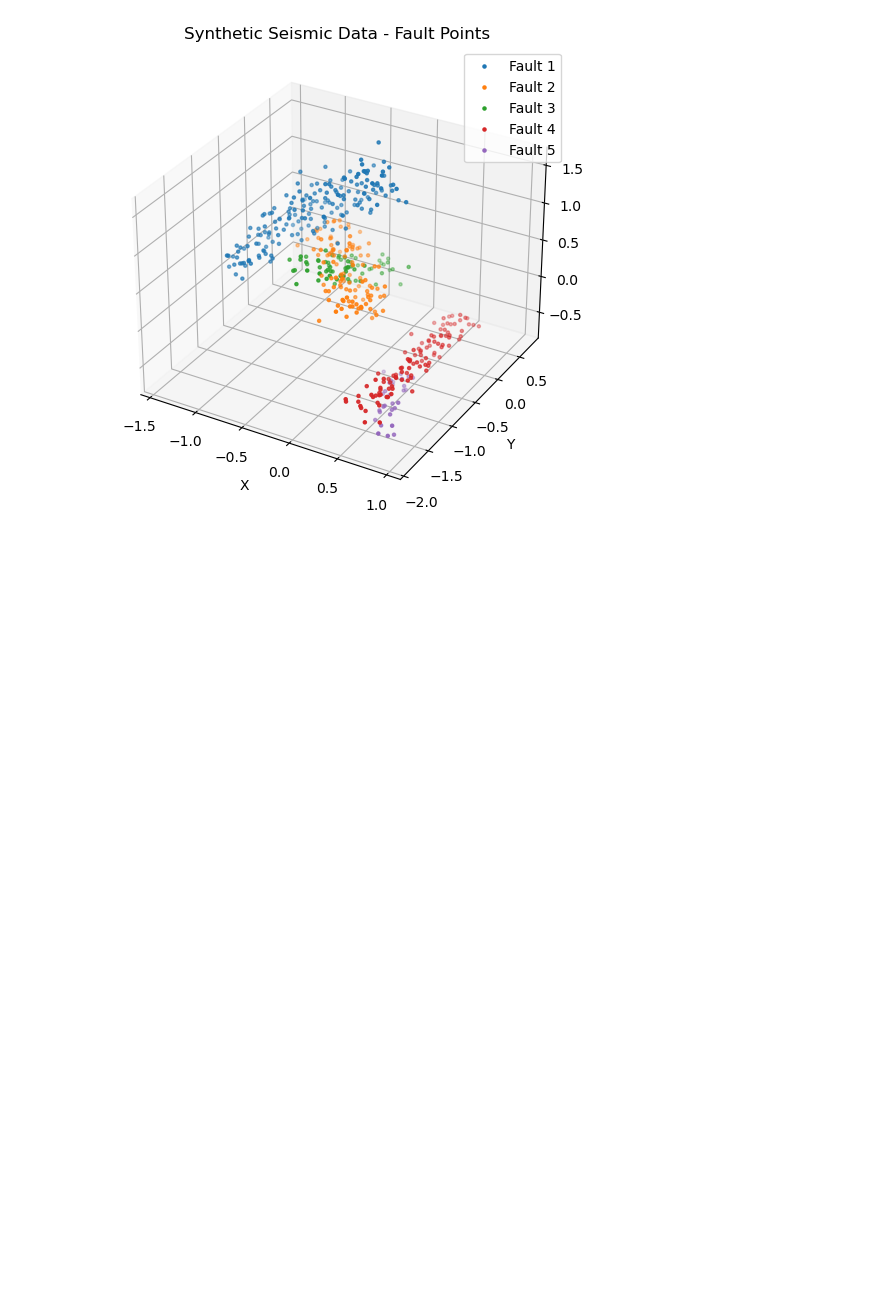
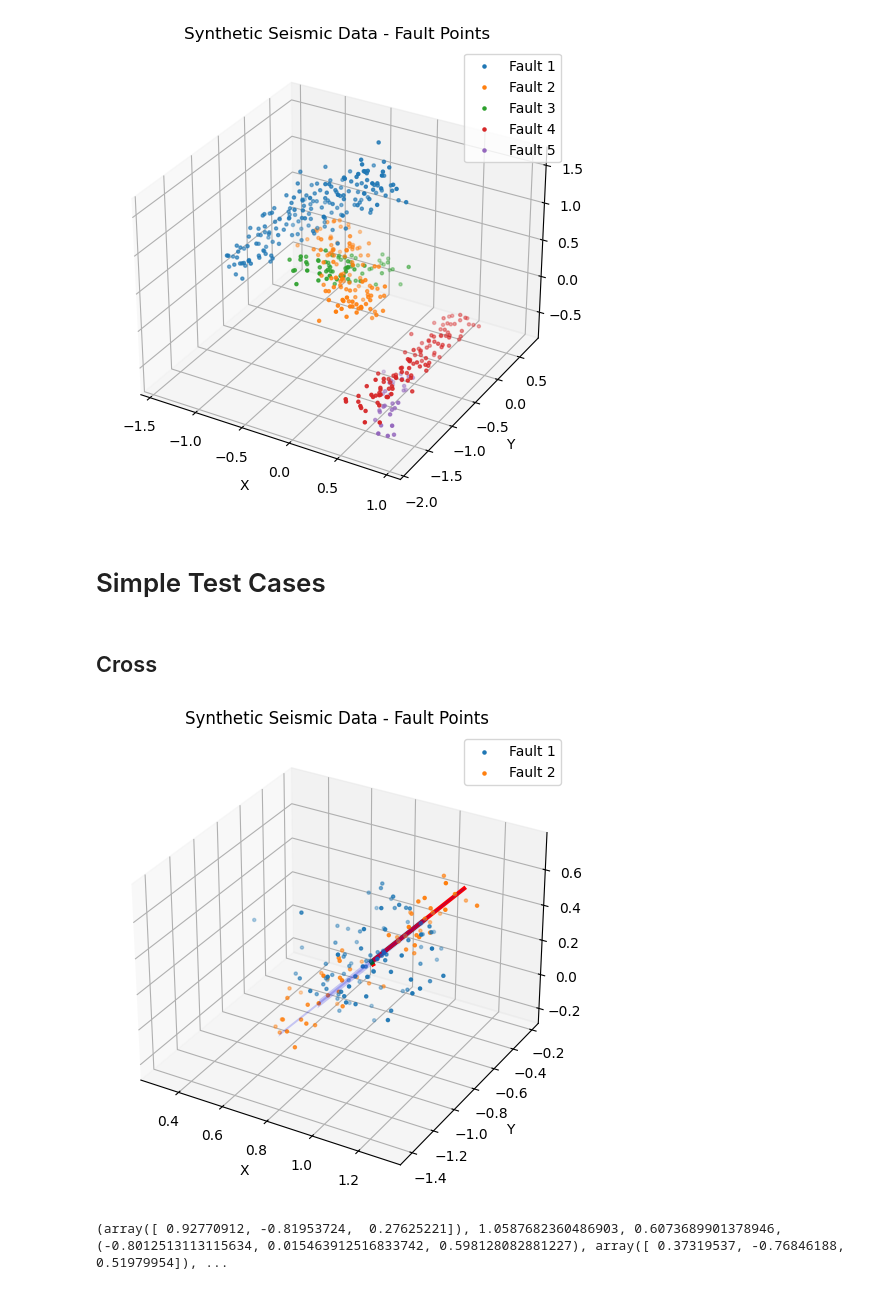
Before and after one commit to samhouliston/DSL_Quake_Fault_Reconstruction, a Jupyter notebook: synthetics/synthetics_python.ipynb, the cells around one changed output. Drawn from its saved outputs; the diff is of its cells as text; code cells hidden in the pictures; blank space fills up the shorter version.

Commit message:
Add simple test cases

```diff
--- a/synthetics/synthetics_python.ipynb
+++ b/synthetics/synthetics_python.ipynb
@@ -582,3 +582,5 @@ multi_static_plot_better(fault_points_list, None, show_plane=False, show_axes=Fa
 multi_interactive_plot_better(fault_points_list, None, show_plane=False, show_axes=False)
 # %% [output]
 [figure]
+# %% [markdown]
+# Simple Test Cases
@@ -584,0 +600,21 @@ multi_interactive_plot_better(fault_points_list, None, show_plane=False, show_ax
+# %% [markdown]
+## Cross
+# %%
+n_simple_faults = 0
+n_bent_faults = 0
+n_cross_faults = 1
+n_Y_faults = 0
+n_parallel_faults = 0
+n_structures = 0
+
+# Generate fault metadata
+fault_metadata_list = generate_faults_metadata(n_simple_faults, n_bent_faults, n_cross_faults, n_Y_faults, n_parallel_faults, n_structures, eps_center=0.1, domain_scale=1, VERBOSE=False)
+
+# Generate point cloud for the fault
+fault_points_list = generate_point_list_from_metadata_list(fault_metadata_list, n_simple_faults, n_bent_faults, n_cross_faults, n_Y_faults, n_parallel_faults)
+
+multi_static_plot_better(fault_points_list, fault_metadata_list, show_plane=True, show_axes=True)
+multi_interactive_plot_better(fault_points_list, fault_metadata_list, show_plane=True, show_axes=True)
+# %% [output]
+[figure, added]
+(array([ 0.92770912, -0.81953724,  0.27625221]), 1.0587682360486903, 0.6073689901378946, (-0.8012513113115634, 0.015463912516833742, 0.598128082881227), array([ 0.37319537, -0.76846188,  0.51979954]), ...
```
Also changed, not shown: parts of 12 cells of this notebook, 8 other files.
